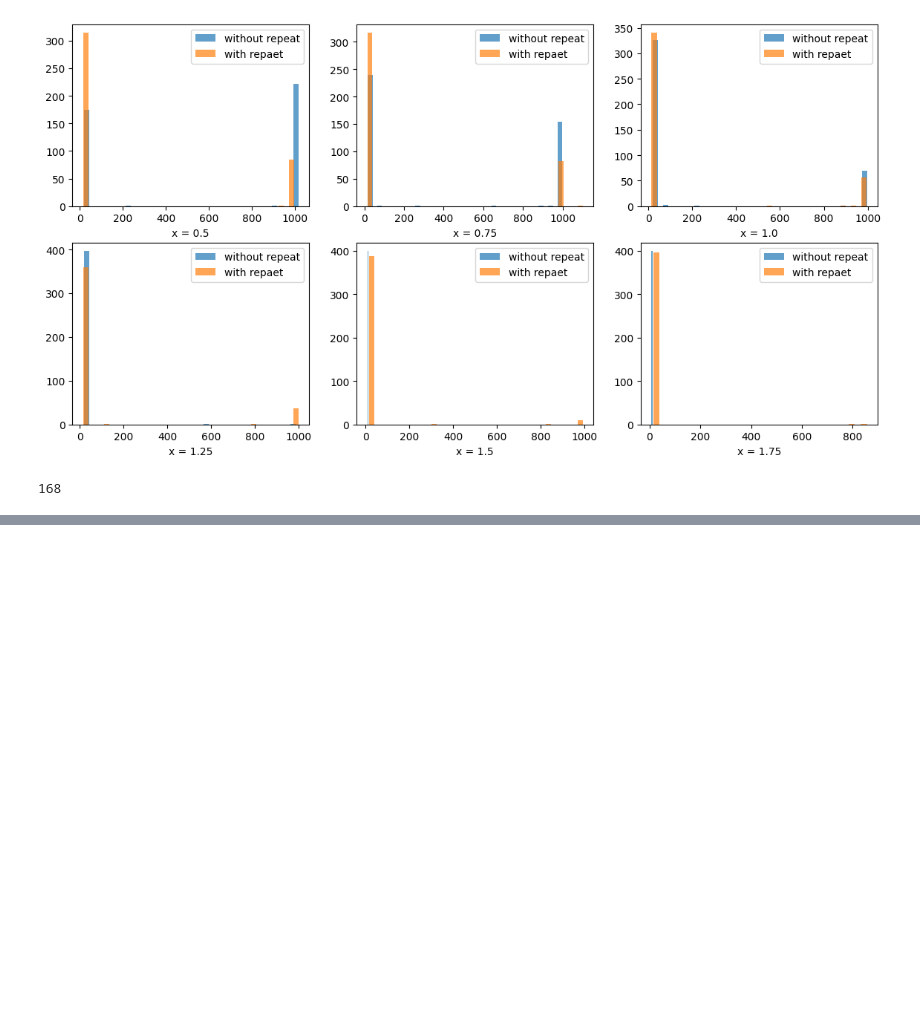
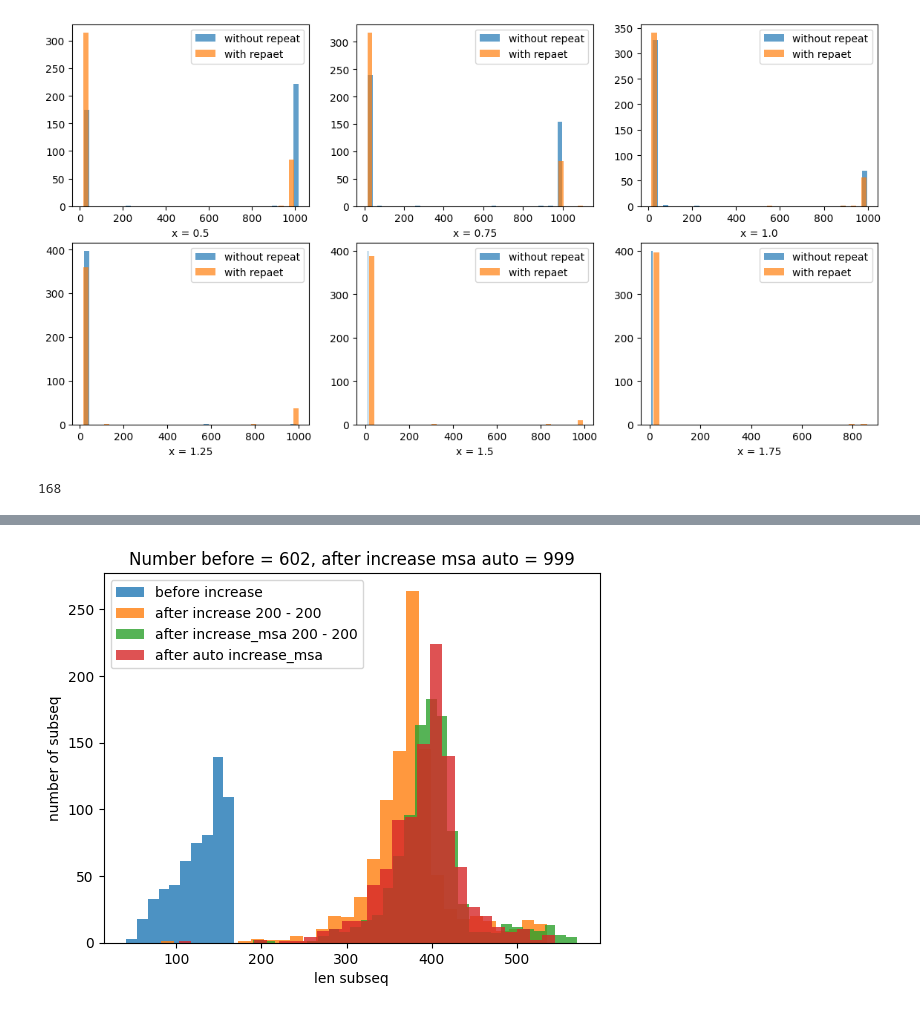
Before and after one commit to Sereshkash/bioinf, a Jupyter notebook: graph.ipynb, the cells around one changed output, grey strips where cells are left out. Cells and saved outputs as stored; diff of their text form; code cells hidden in the pictures; blank space fills up the shorter version.

Commit message:
add auto increase

```diff
--- a/graph.ipynb
+++ b/graph.ipynb
@@ -139,0 +175,34 @@ plt.show()
+# %%
+name_folder = 'increase/'
+f = open(name_folder + 'first_subseq.txt', 'r')
+first_subseq = f.readlines()
+f.close()
+
+f = open(name_folder + 'second_subseq4.txt', 'r')
+second_subseq = f.readlines()
+f.close()
+
+f = open(name_folder + 'second_subseq5.txt', 'r')
+second_subseq1 = f.readlines()
+f.close()
+
+f = open(name_folder + 'sw_subseq.txt', 'r')
+second_subseq2 = f.readlines()
+f.close()
+
+first_subseq_len = np.array([len(first_subseq[i]) for i in range(1, len(first_subseq), 2)])
+second_subseq_len = np.array([len(second_subseq[i]) for i in range(1, len(second_subseq), 2)])
+second_subseq_len1 = np.array([len(second_subseq1[i]) for i in range(1, len(second_subseq1), 2)])
+second_subseq_len2 = np.array([len(second_subseq2[i]) for i in range(1, len(second_subseq2), 2)])
+
+plt.xlabel('len subseq')
+plt.ylabel('number of subseq')
+plt.hist(first_subseq_len, alpha = 0.8, label = 'before increase')
+plt.hist(second_subseq_len, alpha = 0.8, bins = 30, label = 'after increase 200 - 200')
+plt.hist(second_subseq_len1, alpha = 0.8, bins = 30, label = 'after increase_msa 200 - 200')
+plt.hist(second_subseq_len2, alpha = 0.8, bins = 30, label = 'after auto increase_msa')
+plt.title('Number before = {}, after increase msa auto = {}'.format(len(first_subseq_len), len(second_subseq_len2)))
+plt.legend()
+plt.show()
+# %% [output]
+[figure, added]
```
Also changed, not shown: parts of 3 cells of this notebook, 28 other files.
